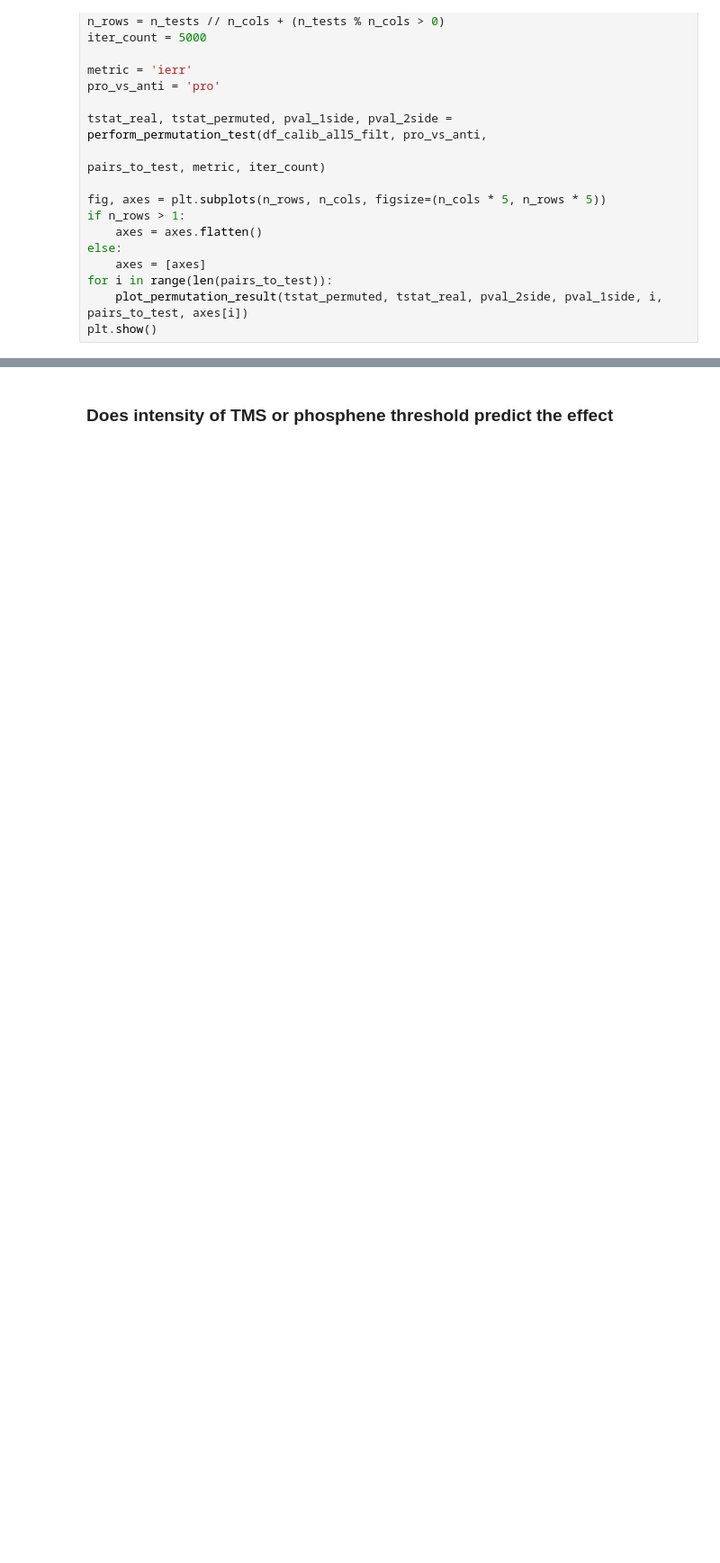
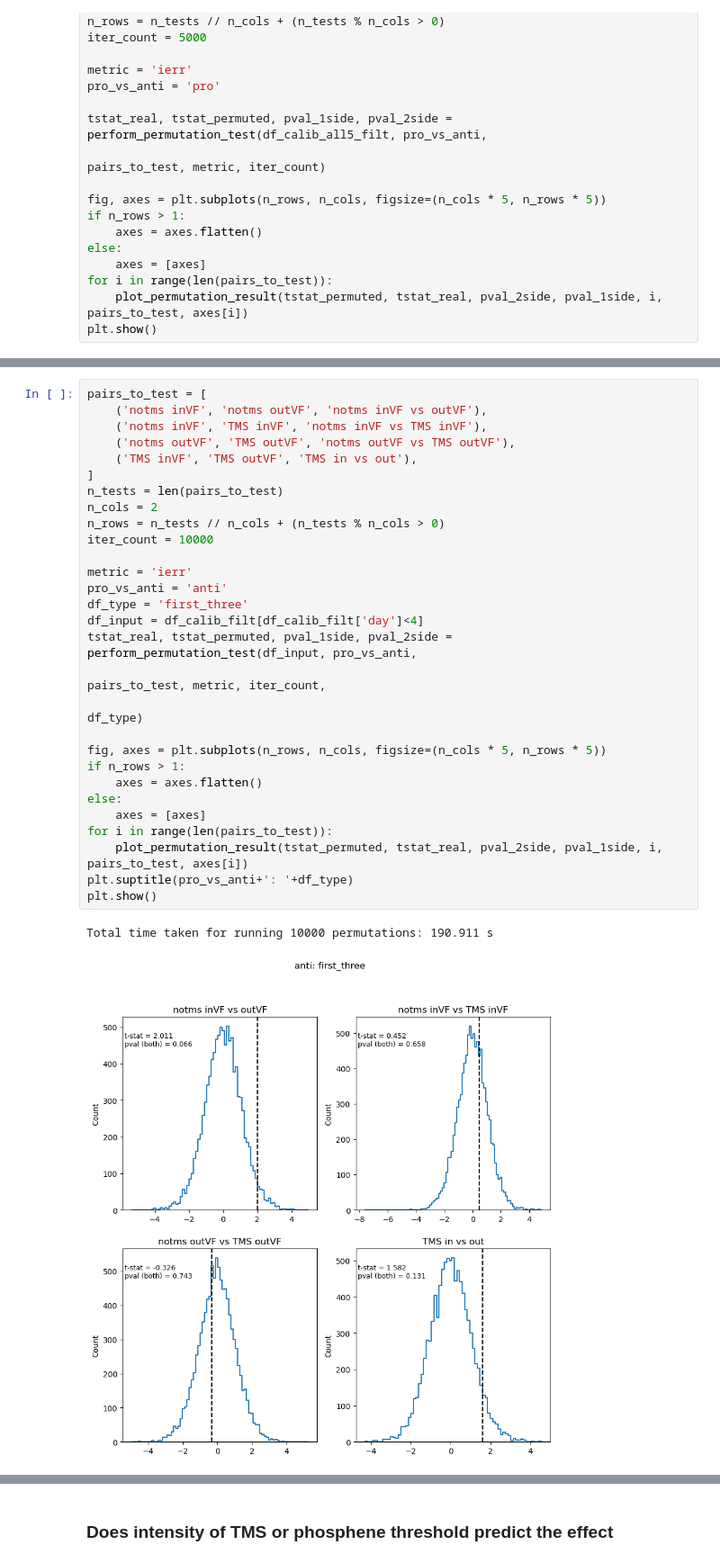
Before and after one commit to mindemory/mgs_stimul, a Jupyter notebook: mgsAnalysis/analysisEye/main.ipynb, the cells around one changed output, grey strips where cells are left out. Shown at 90% size. Saved outputs shown, nothing was run; the diff lists cells and outputs as text; blank space fills up the shorter version.

```diff
--- a/mgsAnalysis/analysisEye/main.ipynb
+++ b/mgsAnalysis/analysisEye/main.ipynb
@@ -588,3 +637,35 @@ plt.show()
+# %%
+pairs_to_test = [
+    ('notms inVF', 'notms outVF', 'notms inVF vs outVF'),
+    ('notms inVF', 'TMS inVF', 'notms inVF vs TMS inVF'),
+    ('notms outVF', 'TMS outVF', 'notms outVF vs TMS outVF'),
+    ('TMS inVF', 'TMS outVF', 'TMS in vs out'),
+]
+n_tests = len(pairs_to_test)
+n_cols = 2
+n_rows = n_tests // n_cols + (n_tests % n_cols > 0)
+iter_count = 10000
+
+metric = 'ierr'
+pro_vs_anti = 'anti'
+df_type = 'first_three'
+df_input = df_calib_filt[df_calib_filt['day']<4]
+tstat_real, tstat_permuted, pval_1side, pval_2side = perform_permutation_test(df_input, pro_vs_anti,
+                                                                              pairs_to_test, metric, iter_count,
+                                                                              df_type)
+
+fig, axes = plt.subplots(n_rows, n_cols, figsize=(n_cols * 5, n_rows * 5))
+if n_rows > 1:
+    axes = axes.flatten()
+else:
+    axes = [axes]
+for i in range(len(pairs_to_test)):
+    plot_permutation_result(tstat_permuted, tstat_real, pval_2side, pval_1side, i, pairs_to_test, axes[i])
+plt.suptitle(pro_vs_anti+': '+df_type)
+plt.show()
+# %% [output]
+Total time taken for running 10000 permutations: 190.911 s
+[figure, added]
 # %%
 pairs_to_test = [
    # ('notms inVF', 'notms outVF', 'notms inVF vs outVF'),
```
Also changed, not shown: parts of 9 cells of this notebook, 3 other files.
